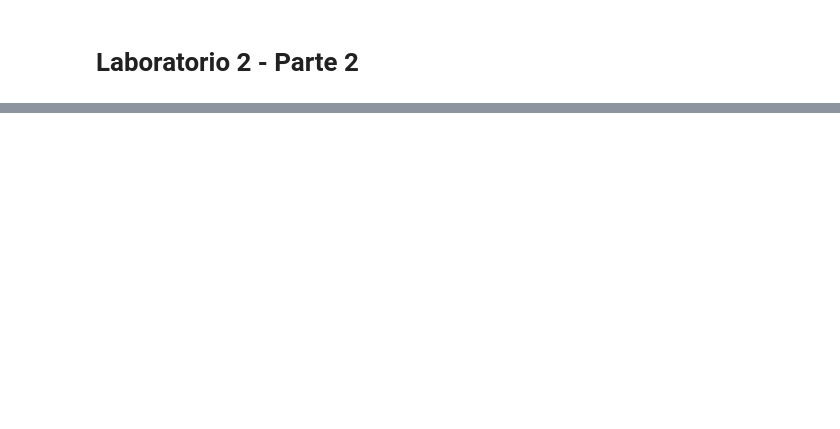
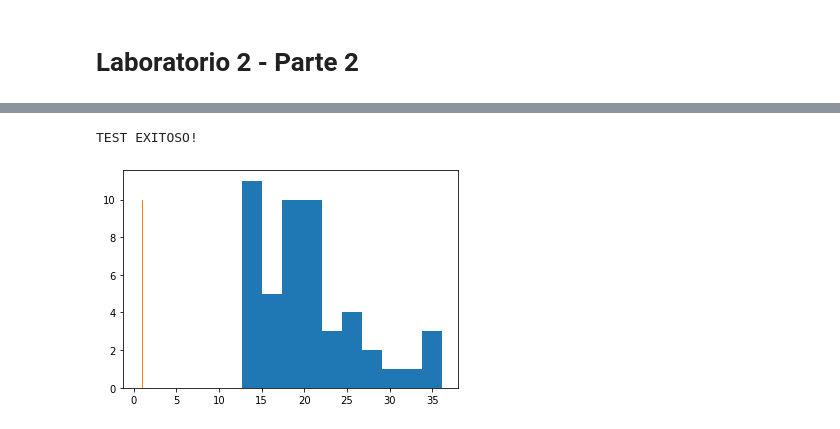
Before and after one commit to jdariasl/ML_2020, a Jupyter notebook: Labs/lab2/lab2_parte2.ipynb, the cells around one changed output, grey strips where cells are left out. Saved outputs shown, nothing was run; the diff lists cells and outputs as text; code cells hidden in the pictures; blank space fills up the shorter version.

```diff
--- a/Labs/lab2/lab2_parte2.ipynb
+++ b/Labs/lab2/lab2_parte2.ipynb
@@ -27,10 +23,0 @@ Para el problema de regresion usaremos la misma base de datos del laboratorio an
-# %%
-#Cargamos la bd que está en un archivo .data y ahora la podemos manejar de forma matricial
-db = np.loadtxt('DB/AirQuality.data',delimiter='\t')  # Assuming tab-delimiter
-
-
-#X: Toma las primeras 5000 filas(muestras) y las columnas 0-11 (carácteristicas)
-X = db[:5000,0:12]
-
-#Y: Toma las primeras 5000 filas y la columna 12, corresponde a la salida de la regresión
-Y = db[:5000,12]
@@ -242,0 +58,31 @@ Responda:
+# %%
+#ejercicio de código
+def plot_hist_and_get_freq_int(Y):
+    """función que grafica el histograma de la variable 'Y'
+        y retorna el intervalo donde ocurren con mas frecuencia los
+        valores de 'Y'
+        Y: numpy array con la variable a graficar
+        retorna: una tupla (int/float, int/float, int/float)
+            el primer elemento es al limite inferior del intervalo donde ocurren los valores
+            mas frecuentes
+            el segundo elemento es al limite superior del intervalo donde ocurren los valores
+            mas frecuentes
+            el tercer elemento es el la frecuencia del intervalo
+            va observar un cuarto elemento a retornar, el cual es usado para confirmar que
+            se realizo la grafica correctamente
+    """
+
+    freqs,bins, g = plt.hist(Y)
+    lim_inf = bins[np.argsort(freqs)[-1]]
+    lim_sup = bins[np.argsort(freqs)[-1]+1]
+    freqs = np.max(freqs)
+
+    # el cuarto elemento debe dejarlo
+    return (lim_inf, lim_sup, freqs, plt.gcf())
+# %%
+## la funcion que prueba tu implementacion
+#ignora las graficas!!
+GRADER.run_test("ejercicio1", plot_hist_and_get_freq_int)
+# %% [output]
+TEST EXITOSO!
+[figure, added]
```
Also changed, not shown: parts of 60 cells of this notebook, 3 other files.
